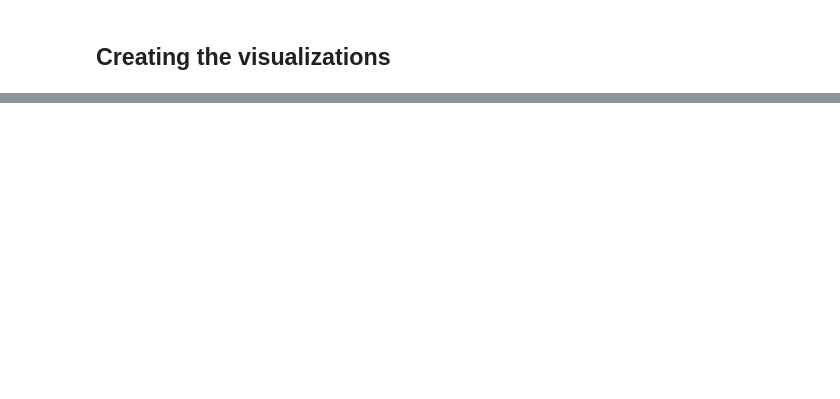
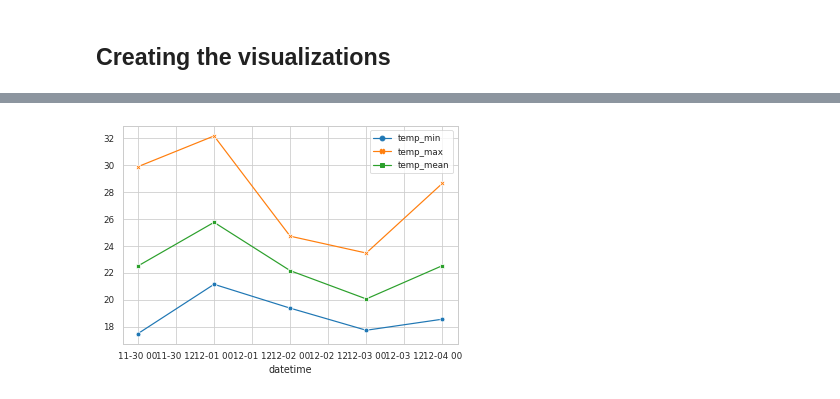
Before and after one commit to GabrielSGoncalves/papermill_medium, a Jupyter notebook: pyowm.ipynb, the cells around one changed output, grey strips where cells are left out. Saved outputs shown, nothing was run; the diff lists cells and outputs as text; code cells hidden in the pictures; blank space fills up the shorter version.

```diff
--- a/pyowm.ipynb
+++ b/pyowm.ipynb
@@ -75,0 +103,4 @@ df['datetime'] = pd.to_datetime(df['datetime'])
+# %%
+# for max
+df_max = df.resample('D', on='datetime').max()
+df_max
@@ -75,0 +115,4 @@ df['datetime'] = pd.to_datetime(df['datetime'])
+# %%
+# for min
+df_min = df.resample('D', on='datetime').min()
+df_min
@@ -75,0 +127,11 @@ df['datetime'] = pd.to_datetime(df['datetime'])
+# %%
+# Create a Dataframe with temperature values (min, max, average) by merging on index
+df_temp = df_min[['temp']].merge(df_max[['temp']],
+                                 left_index=True,
+                                 right_index=True,
+                                 suffixes=('_min', '_max')).merge(df_mean[['temp']],
+                                                                  left_index=True,
+                                                                  right_index=True)
+# Rename columns
+df_temp.columns = ['temp_min', 'temp_max', 'temp_mean']
+df_temp
@@ -75,0 +146,8 @@ df['datetime'] = pd.to_datetime(df['datetime'])
+# %%
+#sns.set_style("whitegrid")
+sns.set_context("paper")
+
+ax = sns.lineplot(data=df_temp, style="event",markers=True, dashes=False)
+#ax.set(xticks=[1,2,3,4,5])
+# %% [output]
+[figure, added]
```
Also changed, not shown: parts of 20 cells of this notebook.
